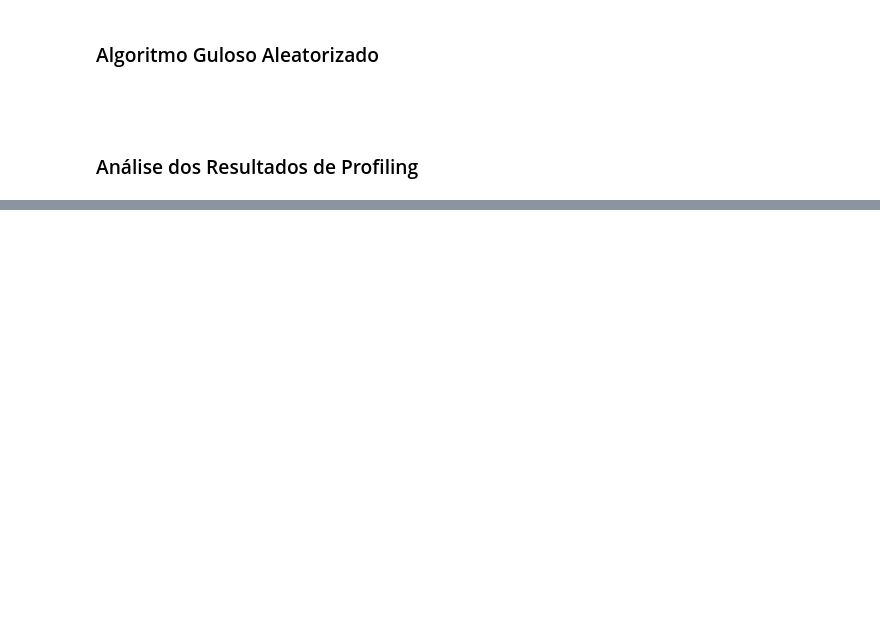
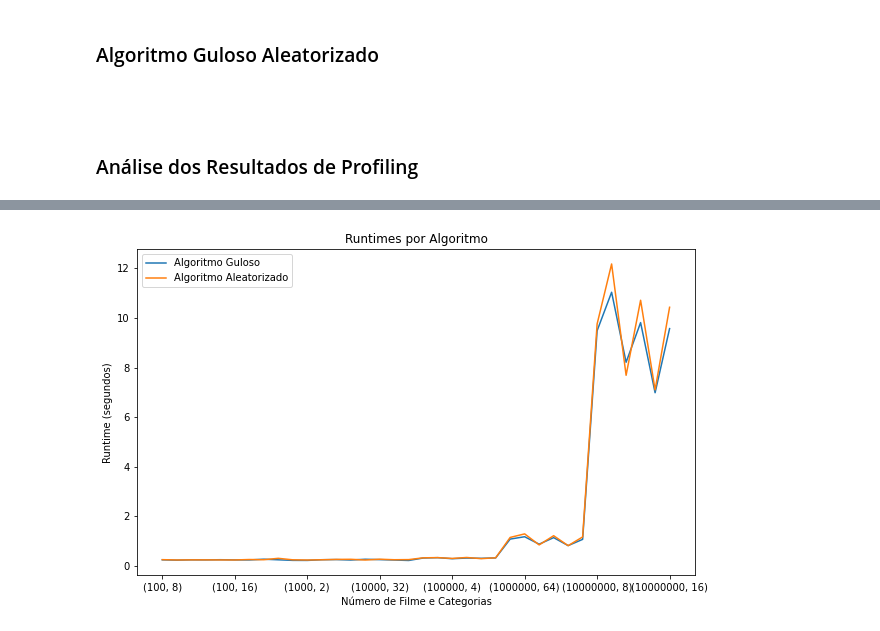
Before and after one commit to josermf2/maratonaFilmesSuperComp, a Jupyter notebook: relatorioParcial.ipynb, the cells around one changed output, grey strips where cells are left out. Drawn from its saved outputs; the diff is of its cells as text; code cells hidden in the pictures; blank space fills up the shorter version.

```diff
--- a/relatorioParcial.ipynb
+++ b/relatorioParcial.ipynb
@@ -309,0 +325,15 @@ Que resultou em 30 arquivos de entrada, cada um com um número de filmes e categ
+# %%
+# Tabela de tempo de execução
+import pandas as pd
+import matplotlib.pyplot as plt
+import seaborn as sns
+from mpl_toolkits.mplot3d import Axes3D
+import numpy as np
+
+df = pd.read_csv('outputs/data.csv')
+
+df = df.set_index(['num_filmes', 'num_categorias'])
+
+df_runtime = df[['runtime_guloso', 'runtime_aleatorizado']]
+
+df_runtime
@@ -309,0 +359,12 @@ Que resultou em 30 arquivos de entrada, cada um com um número de filmes e categ
+# %%
+fig, ax = plt.subplots(figsize=(10, 6))
+df_runtime['runtime_guloso'].plot(ax=ax, label='Algoritmo Guloso')
+df_runtime['runtime_aleatorizado'].plot(ax=ax, label='Algoritmo Aleatorizado')
+ax.set_xlabel('Número de Filme e Categorias')
+ax.set_ylabel('Runtime (segundos)')
+ax.set_title('Runtimes por Algoritmo')
+plt.gca().invert_xaxis()
+ax.legend()
+plt.show()
+# %% [output]
+[figure, added]
```
Also changed, not shown: parts of 15 cells of this notebook, 3 other files.
